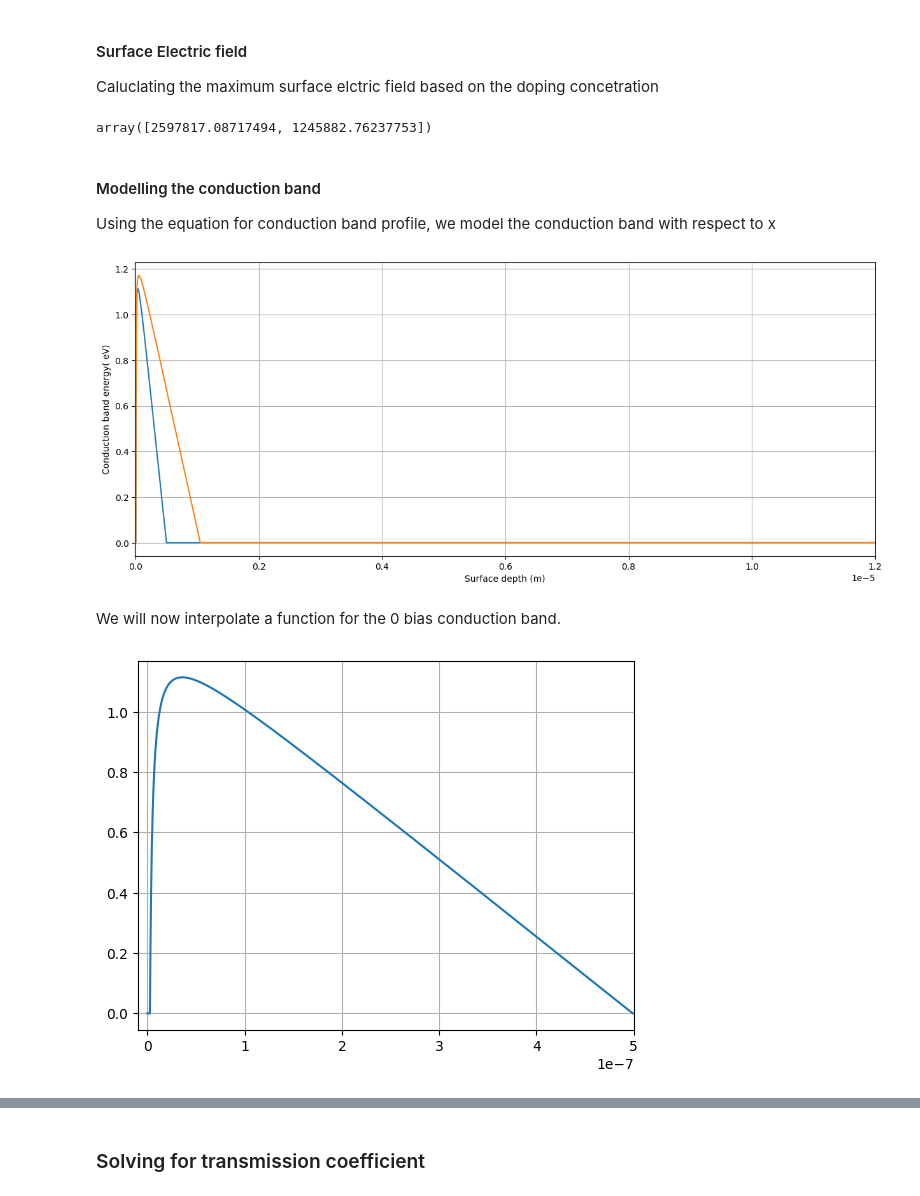
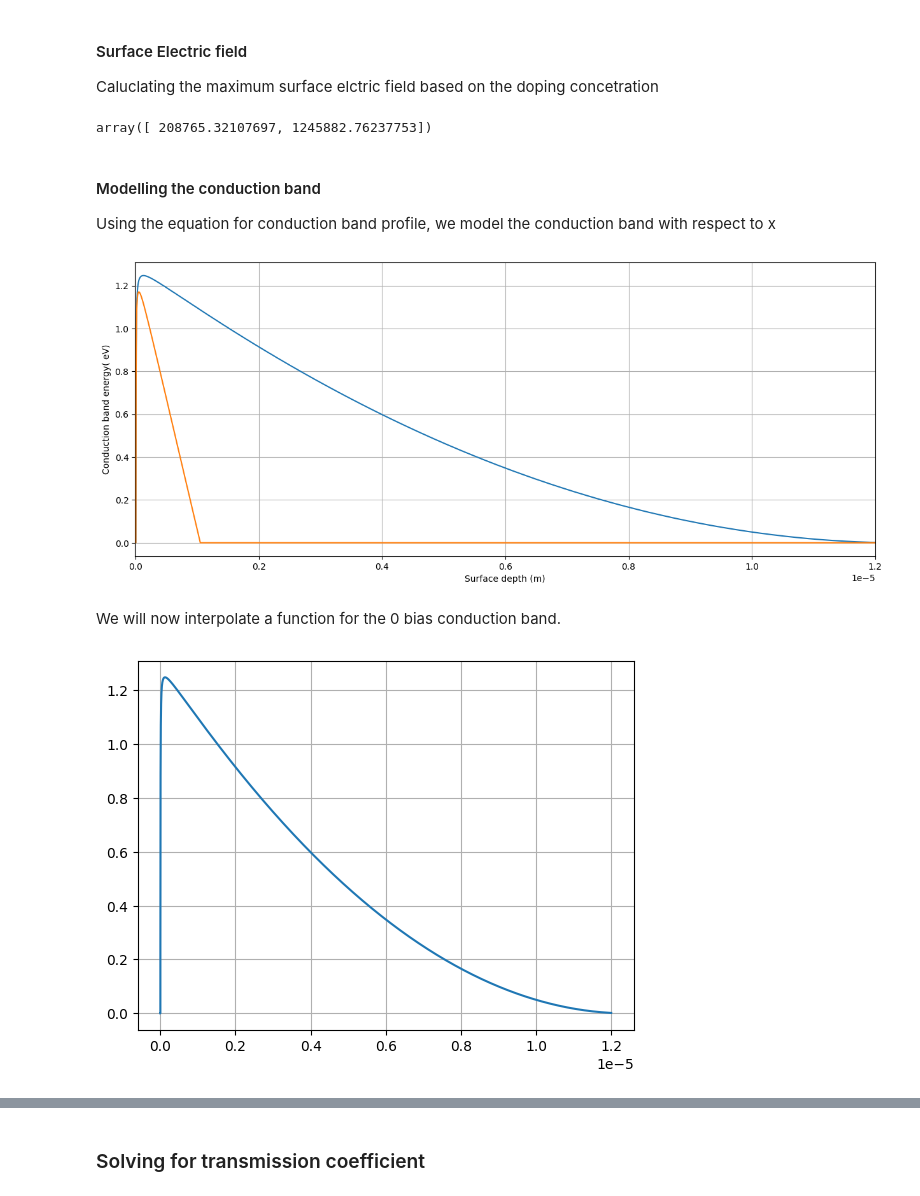
Before and after one commit to Nemonyte04/tunneling-coeff, a Jupyter notebook: Barrier tunnelling model.ipynb, the cells around one changed output, grey strips where cells are left out. Saved outputs shown, nothing was run; the diff lists cells and outputs as text; code cells hidden in the pictures.

```diff
--- a/Barrier tunnelling model.ipynb
+++ b/Barrier tunnelling model.ipynb
@@ -111,7 +80,7 @@ plt.plot(x_vals,data["Ef"]) #plotting all three energy bands w.r.t x-pos
 #### Surface Electric field
 Caluclating the maximum surface elctric field based on the doping concetration
 # %%
-V_app = [-200,-45]
+V_app = [0,-45]
 E_max =[]
 
 for i in range(0,len(V_app)):
@@ -119,7 +88,7 @@ for i in range(0,len(V_app)):
     E_max = np.append(E_max, field_at_bias)
 E_max
 # %% [output]
-array([2597817.08717494, 1245882.76237753])
+array([ 208765.32107697, 1245882.76237753])
 # %% [markdown]
 #### Modelling the conduction band
 Using the equation for conduction band profile, we model the conduction band with respect to x
@@ -149,17 +118,17 @@ plt.xlim(left=-0.1e-7,right = 120e-7)
 plt.ylabel("Conduction band energy( eV)")
 plt.grid()
 # %% [output]
-[figure, old version]
+[figure, new version]
 # %% [markdown]
 We will now interpolate a function for the 0 bias conduction band.
 # %%
 Ec_x = interpolate.interp1d(surf_depth,conductionband_0)
 ytest = Ec_x(surf_depth)
 
 #plotting the interpolated function
 plt.plot(surf_depth,ytest)
-plt.xlim(left=-0.1e-7,right=5e-7)
+plt.xlim()
 plt.grid()
 # %% [output]
-[figure, old version]
+[figure, new version]
 # %%
```
Also changed, not shown: parts of 10 cells of this notebook.
